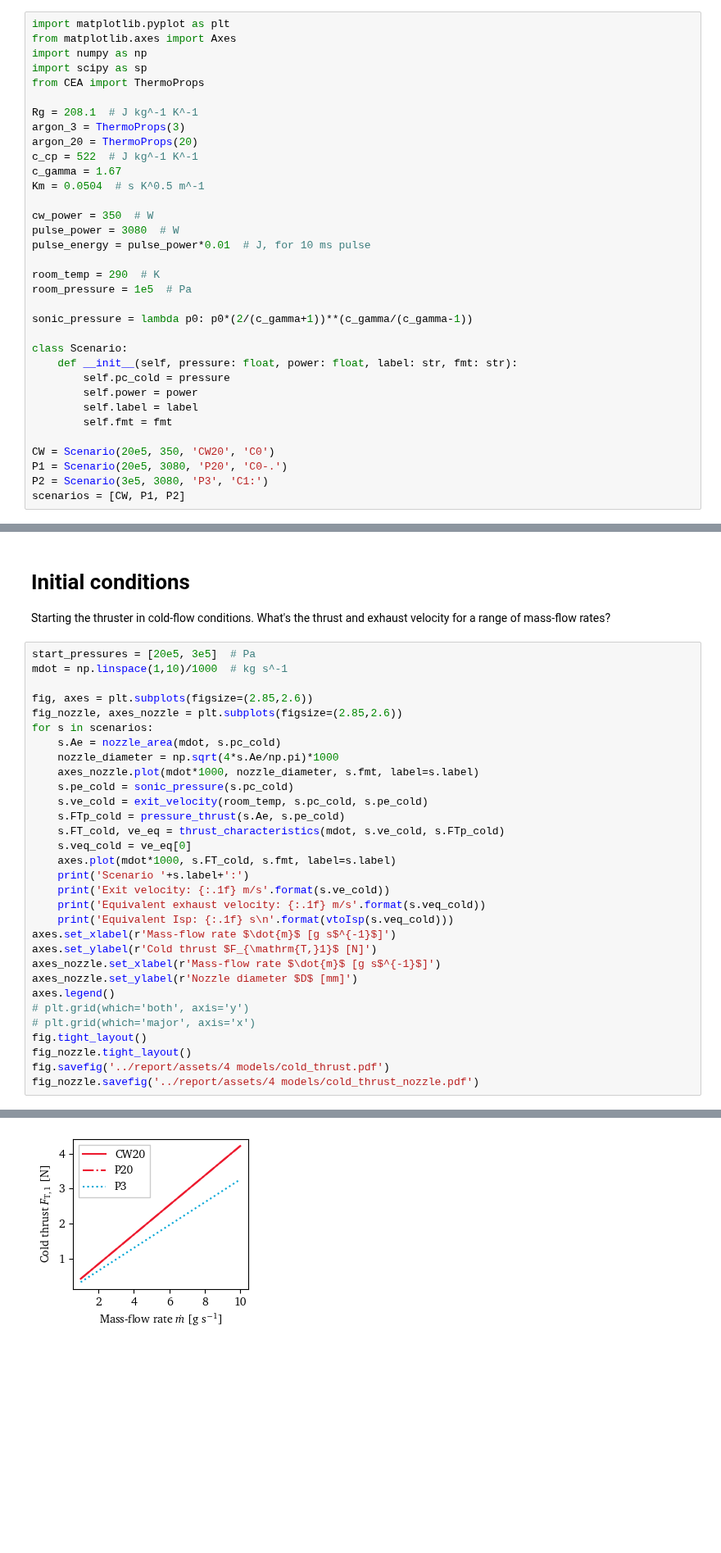
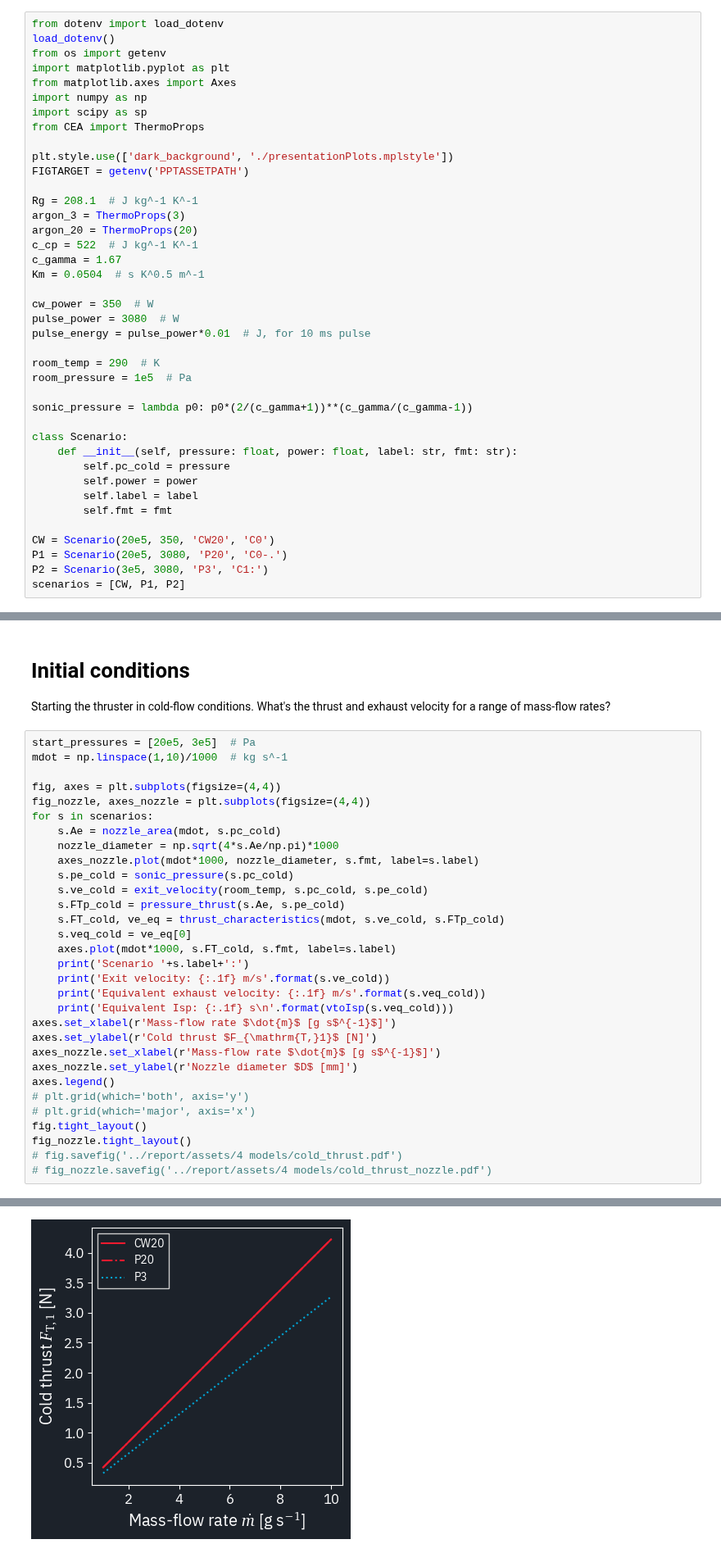
Before and after one commit to eeduplay/MScThesis, a Jupyter notebook: code/thrustmodel.ipynb, the cells around one changed output, grey strips where cells are left out. Shown at 82% size. Saved outputs shown, nothing was run; the diff lists cells and outputs as text; blank space fills up the shorter version.

```diff
--- a/code/thrustmodel.ipynb
+++ b/code/thrustmodel.ipynb
@@ -1,9 +1,15 @@
 # %%
+from dotenv import load_dotenv
+load_dotenv()
+from os import getenv
 import matplotlib.pyplot as plt
 from matplotlib.axes import Axes
 import numpy as np
 import scipy as sp
 from CEA import ThermoProps
+
+plt.style.use(['dark_background', './presentationPlots.mplstyle'])
+FIGTARGET = getenv('PPTASSETPATH')
 
 Rg = 208.1  # J kg^-1 K^-1
 argon_3 = ThermoProps(3)
@@ -97,8 +103,8 @@ Starting the thruster in cold-flow conditions. What's the thrust and exhaust vel
 start_pressures = [20e5, 3e5]  # Pa
 mdot = np.linspace(1,10)/1000  # kg s^-1
 
-fig, axes = plt.subplots(figsize=(2.85,2.6))
-fig_nozzle, axes_nozzle = plt.subplots(figsize=(2.85,2.6))
+fig, axes = plt.subplots(figsize=(4,4))
+fig_nozzle, axes_nozzle = plt.subplots(figsize=(4,4))
 for s in scenarios:
     s.Ae = nozzle_area(mdot, s.pc_cold)
     nozzle_diameter = np.sqrt(4*s.Ae/np.pi)*1000
@@ -110,33 +116,33 @@ for s in scenarios:
     s.veq_cold = ve_eq[0]
     axes.plot(mdot*1000, s.FT_cold, s.fmt, label=s.label)
     print('Scenario '+s.label+':')
     print('Exit velocity: {:.1f} m/s'.format(s.ve_cold))
     print('Equivalent exhaust velocity: {:.1f} m/s'.format(s.veq_cold))
     print('Equivalent Isp: {:.1f} s\n'.format(vtoIsp(s.veq_cold)))
 axes.set_xlabel(r'Mass-flow rate $\dot{m}$ [g s$^{-1}$]')
 axes.set_ylabel(r'Cold thrust $F_{\mathrm{T,}1}$ [N]')
 axes_nozzle.set_xlabel(r'Mass-flow rate $\dot{m}$ [g s$^{-1}$]')
 axes_nozzle.set_ylabel(r'Nozzle diameter $D$ [mm]')
 axes.legend()
 # plt.grid(which='both', axis='y')
 # plt.grid(which='major', axis='x')
 fig.tight_layout()
 fig_nozzle.tight_layout()
-fig.savefig('../report/assets/4 models/cold_thrust.pdf')
-fig_nozzle.savefig('../report/assets/4 models/cold_thrust_nozzle.pdf')
+# fig.savefig('../report/assets/4 models/cold_thrust.pdf')
+# fig_nozzle.savefig('../report/assets/4 models/cold_thrust_nozzle.pdf')
 # %% [output]
 Scenario CW20:
 Exit velocity: 274.8 m/s
 Equivalent exhaust velocity: 422.3 m/s
 Equivalent Isp: 43.0 s
 
 Scenario P20:
 Exit velocity: 274.8 m/s
 Equivalent exhaust velocity: 422.3 m/s
 Equivalent Isp: 43.0 s
 
 Scenario P3:
 Exit velocity: 274.8 m/s
 Equivalent exhaust velocity: 326.6 m/s
 Equivalent Isp: 33.3 s
-[figure, old version]
+[figure, new version]
```
Also changed, not shown: parts of 2 cells of this notebook, 13 other files.
